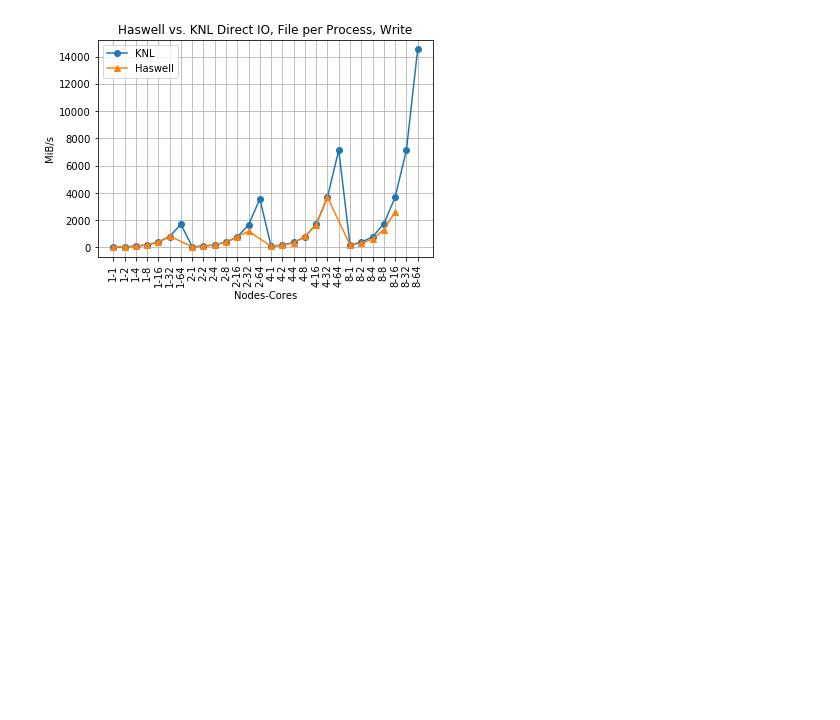
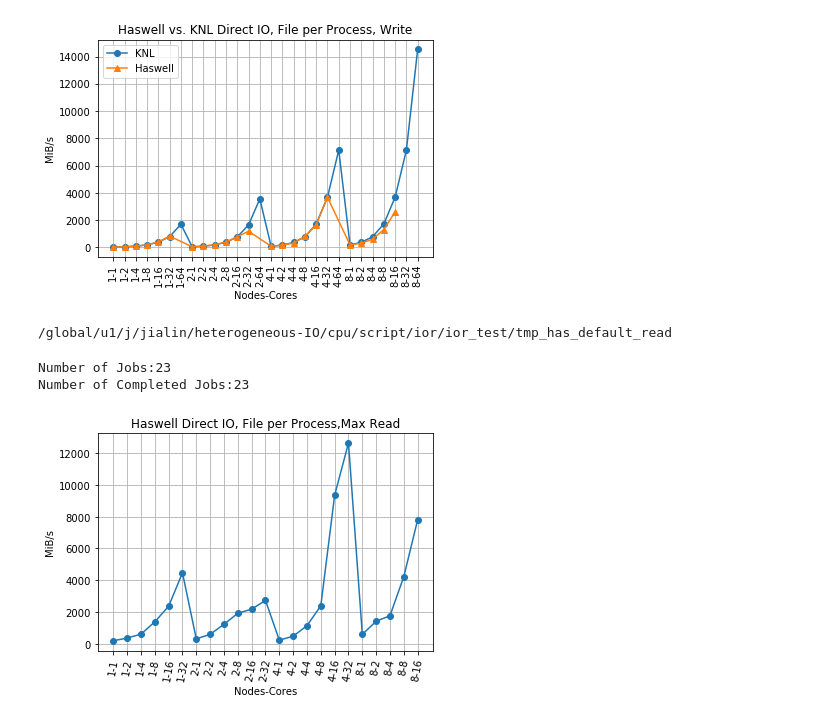
Before and after one commit to NERSC/heterogeneous-IO, a Jupyter notebook: cpu/plot/iostack.ipynb, the cells around one changed output. Drawn from its saved outputs; the diff is of its cells as text; code cells hidden in the pictures; blank space fills up the shorter version.

```diff
--- a/cpu/plot/iostack.ipynb
+++ b/cpu/plot/iostack.ipynb
@@ -7,7 +7,9 @@ def maxior(filename, kword):
     file = open(filename, "r")
     for line in file:
         if re.search(kword, line):
-              return (line.split(" ")[2])
+              str_line=line.split(" ")
+              str_list = filter(None, str_line)
+              return (str_list[2])
 
 def getread(x):
     for f in x[2]:
@@ -104,3 +106,19 @@ tt='Haswell vs. KNL Direct IO, File per Process, Write'
 ior_plot_two(dfknl,dfhas,tt)
 # %% [output]
 [figure]
+# %%
+dirr="/global/homes/j/jialin/heterogeneous-IO/cpu/script/ior/ior_test/tmp_has_default_read"
+# %%
+cd $dirr
+# %% [output]
+/global/u1/j/jialin/heterogeneous-IO/cpu/script/ior/ior_test/tmp_has_default_read
+# %%
+jobid="4603772"
+keyword="Max Read"
+tt='Haswell Direct IO, File per Process'
+dfhasr=ior_forjob(dirr,jobid,keyword,tt)
+ior_plot(dfhasr,keyword,tt)
+# %% [output]
+Number of Jobs:23
+Number of Completed Jobs:23
+[figure, added]
```
Also changed, not shown: parts of 2 cells of this notebook.
